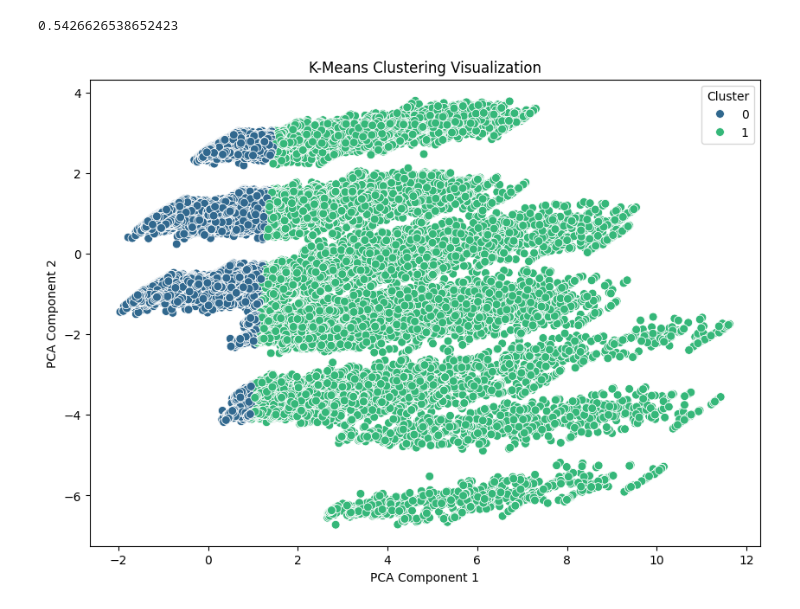
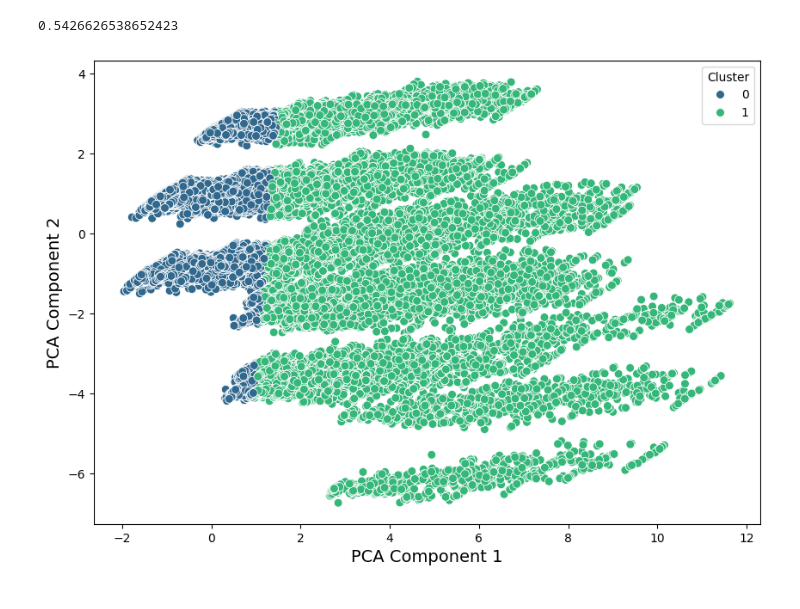
Before and after one commit to RaviMosalpuri/HeartDisease, a Jupyter notebook: Code.ipynb, the cells around one changed output. Drawn from its saved outputs; the diff is of its cells as text; code cells hidden in the pictures.

```diff
--- a/Code.ipynb
+++ b/Code.ipynb
@@ -381,14 +373,14 @@ print(silhouetteScore)
 # %%
 # Plot the clusters
 plt.figure(figsize=(10, 7))
 sns.scatterplot(
     x=pca_result[:, 0], y=pca_result[:, 1],
     hue=kmeans_labels, palette="viridis", s=50
 )
-plt.title("K-Means Clustering Visualization")
-plt.xlabel("PCA Component 1")
-plt.ylabel("PCA Component 2")
+#plt.title("K-Means Clustering Visualization")
+plt.xlabel("PCA Component 1", fontsize=14)
+plt.ylabel("PCA Component 2", fontsize=14)
 plt.legend(title="Cluster", loc='upper right')
 plt.show()
 # %% [output]
-[figure, old version]
+[figure, new version]
```
Also changed, not shown: parts of 7 cells of this notebook.
